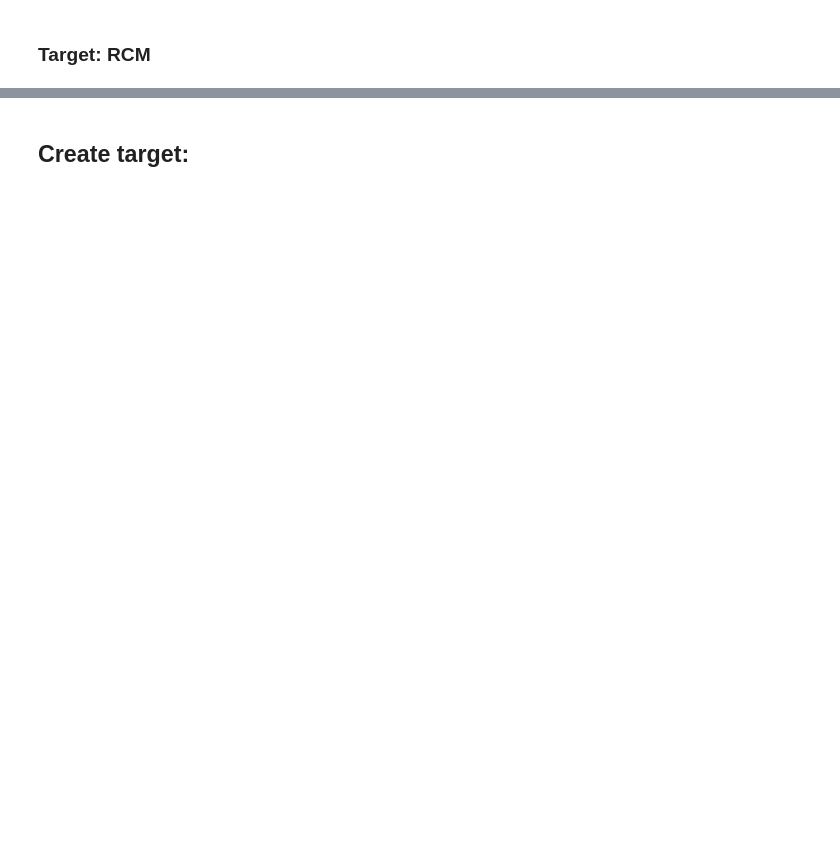
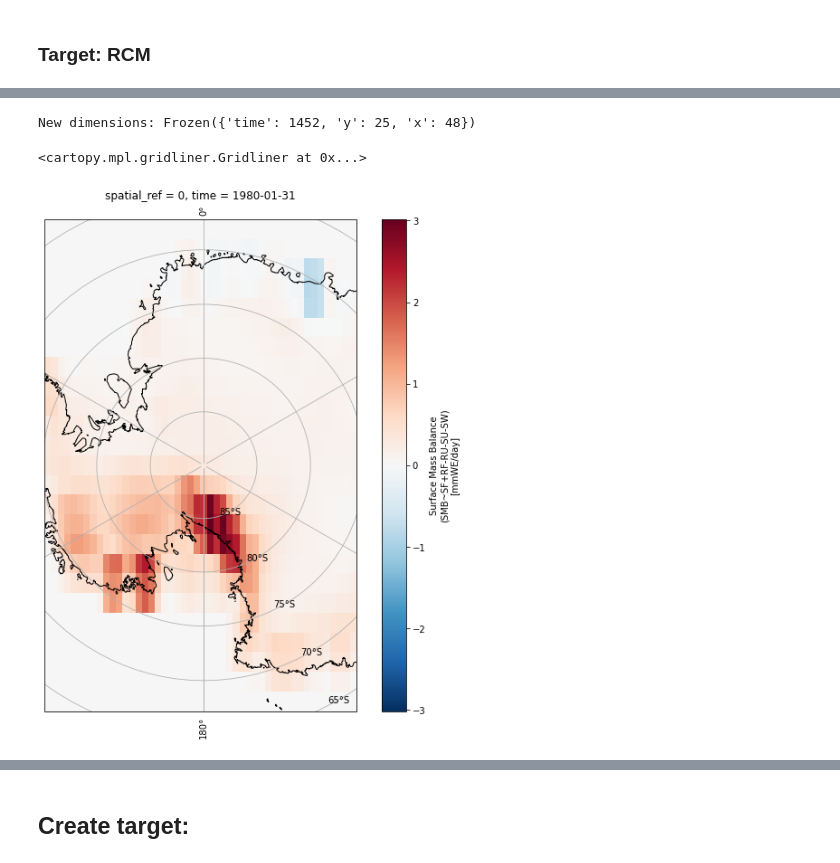
Before and after one commit to marvande/Antarctica-RCM-Emulator, a Jupyter notebook: scr/notebooks/ML_Flow/2-ML_flow.ipynb, the cells around one changed output, grey strips where cells are left out. Saved outputs shown, nothing was run; the diff lists cells and outputs as text; code cells hidden in the pictures; blank space fills up the shorter version.

```diff
--- a/scr/notebooks/ML_Flow/2-ML_flow.ipynb
+++ b/scr/notebooks/ML_Flow/2-ML_flow.ipynb
@@ -256,2 +312,28 @@ ax.gridlines(draw_labels=True)
+# %%
+def createLowerInput(GCMLike, Nx=48, Ny=25, print_=True):
+    max_x = (Nx / 2) * 68 * 1000
+    max_y = (Ny / 2) * 206 * 1000
+
+    lowerInput = cutBoundaries(GCMLike, max_x, max_y)
+    if print_:
+        print("New dimensions:", lowerInput.dims)
+
+    return lowerInput
+# %%
+lowerInput = createLowerInput(GCMLike, Nx=48, Ny=25)
+
+# plot
+fig = plt.figure(figsize=(10, 10))
+ax = plt.subplot(1, 1, 1, projection=ccrs.SouthPolarStereo())
+lowerInput.SMB.isel(time=0).plot(
+    x="x", ax=ax, transform=ccrs.SouthPolarStereo(), add_colorbar=True
+)
+
+ax.coastlines("10m", color="black")
+ax.gridlines(draw_labels=True)
+# %% [output]
+New dimensions: Frozen({'time': 1452, 'y': 25, 'x': 48})
+<cartopy.mpl.gridliner.Gridliner at 0x...>
+[figure, added]
 # %% [markdown]
 ## Create input:
```
Also changed, not shown: parts of 54 cells of this notebook, 4 other files.
